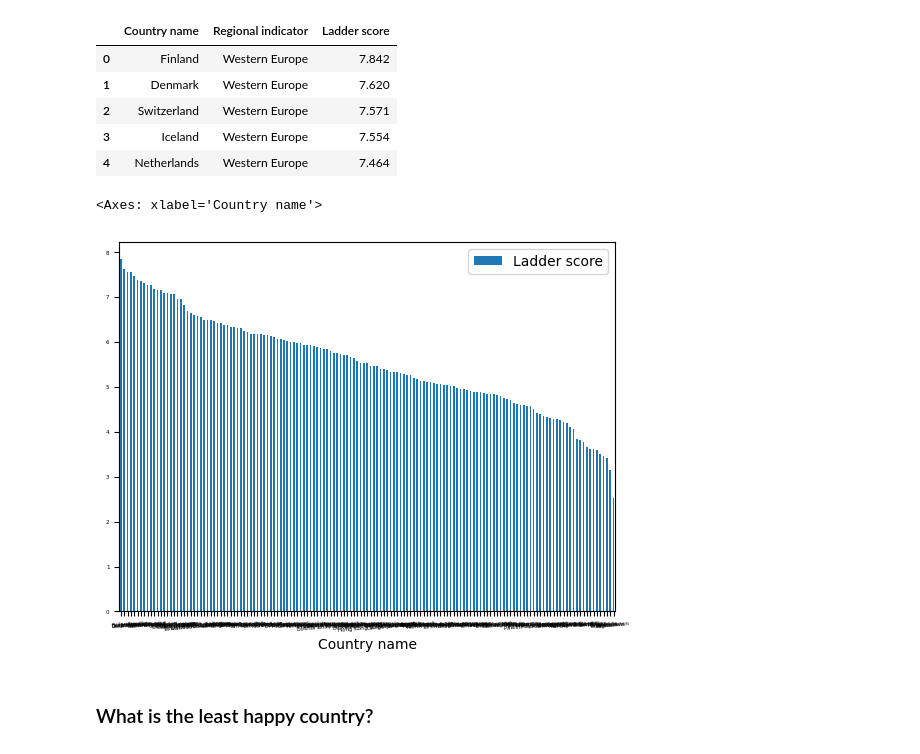
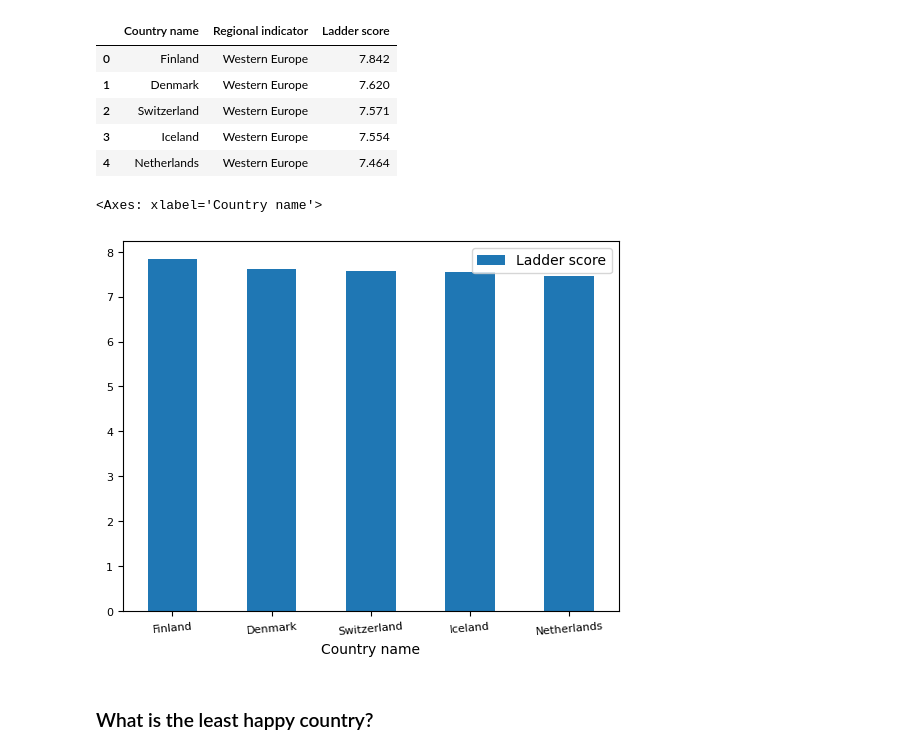
Before and after one commit to Leo-SLC/Project_1, a Jupyter notebook: HappinessResearch.ipynb, the cells around one changed output. Saved outputs shown, nothing was run; the diff lists cells and outputs as text; code cells hidden in the pictures.

```diff
--- a/HappinessResearch.ipynb
+++ b/HappinessResearch.ipynb
@@ -72,13 +72,13 @@ happiest_country_clean_df.sort_values('Ladder score', ascending=False).head()
 | 4 | Netherlands | Western Europe | 7.464 |
 # %%
 #Plot Happiness by Country
-happy_country_plot = happiest_country_clean_df.sort_values('Ladder score', ascending=False)
+happy_country_plot = happiest_country_clean_df.sort_values('Ladder score', ascending=False).head()
 
 
-happy_country_plot.plot(x="Country name", y="Ladder score", kind="bar", rot=5, fontsize=4)
+happy_country_plot.plot(x="Country name", y="Ladder score", kind="bar", rot=5, fontsize=8)
 # %% [output]
 <Axes: xlabel='Country name'>
-[figure, old version]
+[figure, new version]
 # %% [markdown]
 ### What is the least happy country?
 # %%
```
Also changed, not shown: parts of 1 cell of this notebook.
